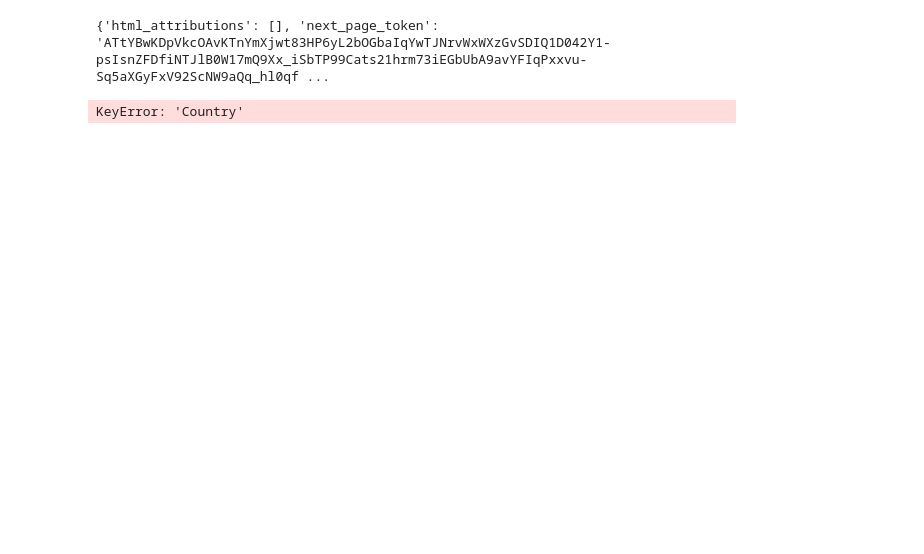
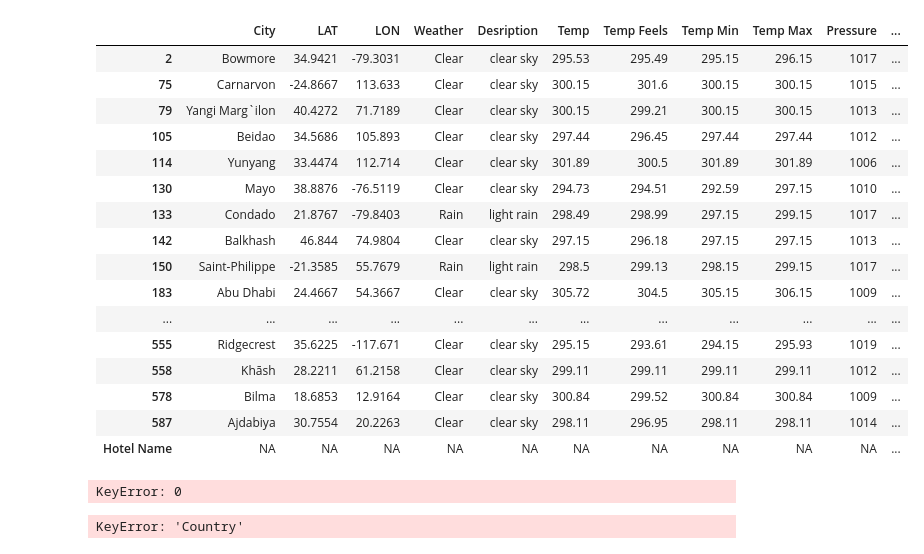
Before and after one commit to ashley-aguayo/API-challenge, a Jupyter notebook: WeatherPy.ipynb/VacationPy.ipynb, the cells around one changed output. Cells and saved outputs as stored; diff of their text form; code cells hidden in the pictures; blank space fills up the shorter version.

```diff
--- a/WeatherPy.ipynb/VacationPy.ipynb
+++ b/WeatherPy.ipynb/VacationPy.ipynb
@@ -97,30 +97,56 @@ hotel_df
 # %%
 
 
 # Set parameters to search for hotels with 5000 meters.
 for index, row in hotel_df.iterrows():
-    base_url = 'https://maps.googleapis.com/maps/api/place/nearbysearch/json'
-    radius = 5000
-    city = row['City']
-    lat = row['LAT']
-    lon = row['LON']
-    location = f'{lat},{lon}'
-    params = {
+    try:
+        base_url = 'https://maps.googleapis.com/maps/api/place/nearbysearch/json'
+        radius = 5000
+        city = row['City']
+        lat = row['LAT']
+        lon = row['LON']
+        location = f'{lat},{lon}'
+        params = {
         'location': location,
         'rankby': 'distance',
         'type': 'lodging',
         'radious': radius,
         'key':g_key
 
 }
-    response = requests.get(base_url, params=params).json()
-    print(response)
-    break
+        response = requests.get(base_url, params=params).json()
+        hotel_df.loc[index, "Hotel Name"] = response['results'][0]['name']
+    except IndexError:
+        hotel_df.loc['Hotel Name'] = 'NA'
+hotel_df
+
 # Hit the Google Places API for each city's coordinates.Store the first Hotel result into the DataFrame.
-# Plot markers on top of the heatmap.
-#https://maps.googleapis.com/maps/api/place/nearbysearch/json?location=-33.8670522,151.1957362&radius=1500&type=restaurant&keyword=cruise&key=YOUR_API_KEY
 # %% [output]
-{'html_attributions': [], 'next_page_token': 'ATtYBwKDpVkcOAvKTnYmXjwt83HP6yL2bOGbaIqYwTJNrvWxWXzGvSDIQ1D042Y1-psIsnZFDfiNTJlB0W17mQ9Xx_iSbTP99Cats21hrm73iEGbUbA9avYFIqPxxvu-Sq5aXGyFxV92ScNW9aQq_hl0qf ...
+|  | City | LAT | LON | Weather | Desription | Temp | Temp Feels | Temp Min | Temp Max | Pressure | ... |
+| 2 | Bowmore | 34.9421 | -79.3031 | Clear | clear sky | 295.53 | 295.49 | 295.15 | 296.15 | 1017 | ... |
+| 75 | Carnarvon | -24.8667 | 113.633 | Clear | clear sky | 300.15 | 301.6 | 300.15 | 300.15 | 1015 | ... |
+| 79 | Yangi Marg`ilon | 40.4272 | 71.7189 | Clear | clear sky | 300.15 | 299.21 | 300.15 | 300.15 | 1013 | ... |
+| 105 | Beidao | 34.5686 | 105.893 | Clear | clear sky | 297.44 | 296.45 | 297.44 | 297.44 | 1012 | ... |
+| 114 | Yunyang | 33.4474 | 112.714 | Clear | clear sky | 301.89 | 300.5 | 301.89 | 301.89 | 1006 | ... |
+| 130 | Mayo | 38.8876 | -76.5119 | Clear | clear sky | 294.73 | 294.51 | 292.59 | 297.15 | 1010 | ... |
+| 133 | Condado | 21.8767 | -79.8403 | Rain | light rain | 298.49 | 298.99 | 297.15 | 299.15 | 1017 | ... |
+| 142 | Balkhash | 46.844 | 74.9804 | Clear | clear sky | 297.15 | 296.18 | 297.15 | 297.15 | 1013 | ... |
+| 150 | Saint-Philippe | -21.3585 | 55.7679 | Rain | light rain | 298.5 | 299.13 | 298.15 | 299.15 | 1017 | ... |
+| 183 | Abu Dhabi | 24.4667 | 54.3667 | Clear | clear sky | 305.72 | 304.5 | 305.15 | 306.15 | 1009 | ... |
+| ... | ... | ... | ... | ... | ... | ... | ... | ... | ... | ... | ... |
+| 555 | Ridgecrest | 35.6225 | -117.671 | Clear | clear sky | 295.15 | 293.61 | 294.15 | 295.93 | 1019 | ... |
+| 558 | Khāsh | 28.2211 | 61.2158 | Clear | clear sky | 299.11 | 299.11 | 299.11 | 299.11 | 1012 | ... |
+| 578 | Bilma | 18.6853 | 12.9164 | Clear | clear sky | 300.84 | 299.52 | 300.84 | 300.84 | 1009 | ... |
+| 587 | Ajdabiya | 30.7554 | 20.2263 | Clear | clear sky | 298.11 | 296.95 | 298.11 | 298.11 | 1014 | ... |
+| Hotel Name | NA | NA | NA | NA | NA | NA | NA | NA | NA | NA | ... |
+# %%
+# Plot markers on top of the heatmap.
+fig=gmaps.figure()
+markers=gmaps.marker_layer(locations, info_box_content=response)
+fig.add_layer(markers)
+fig
+# %% [output]
+KeyError: 0
 # %%
 #NOTE: Do not change any of the code in this cell
 
```
Also changed, not shown: parts of 5 cells of this notebook, 2 other files.
